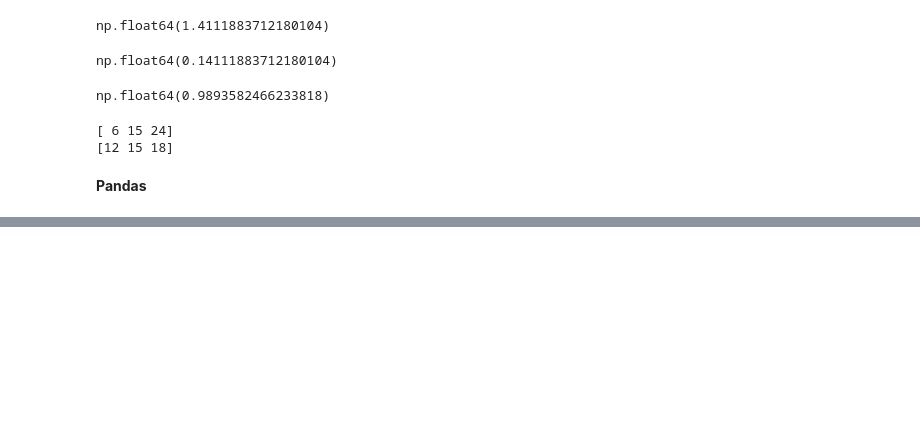
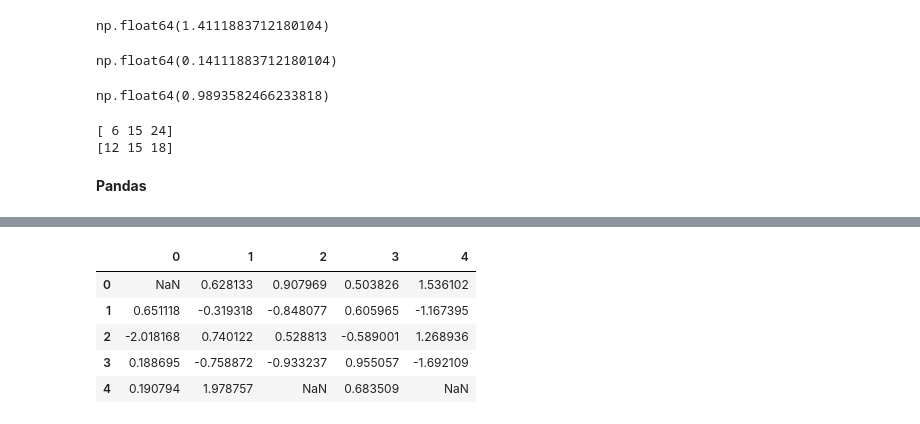
Before and after one commit to Ayush-hm/AI-Toolbox, a Jupyter notebook: Time_Series_Forecasting_using_Python.ipynb, the cells around one changed output, grey strips where cells are left out. Saved outputs shown, nothing was run; the diff lists cells and outputs as text; code cells hidden in the pictures; blank space fills up the shorter version.

```diff
--- a/Time_Series_Forecasting_using_Python.ipynb
+++ b/Time_Series_Forecasting_using_Python.ipynb
@@ -244,0 +434,9 @@ print(arr_2d.sum(axis=0)) #column
+# %%
+df[df<=2]
+# %% [output]
+|  | 0 | 1 | 2 | 3 | 4 |
+| 0 | NaN | 0.628133 | 0.907969 | 0.503826 | 1.536102 |
+| 1 | 0.651118 | -0.319318 | -0.848077 | 0.605965 | -1.167395 |
+| 2 | -2.018168 | 0.740122 | 0.528813 | -0.589001 | 1.268936 |
+| 3 | 0.188695 | -0.758872 | -0.933237 | 0.955057 | -1.692109 |
+| 4 | 0.190794 | 1.978757 | NaN | 0.683509 | NaN |
```
Also changed, not shown: parts of 23 cells of this notebook.
